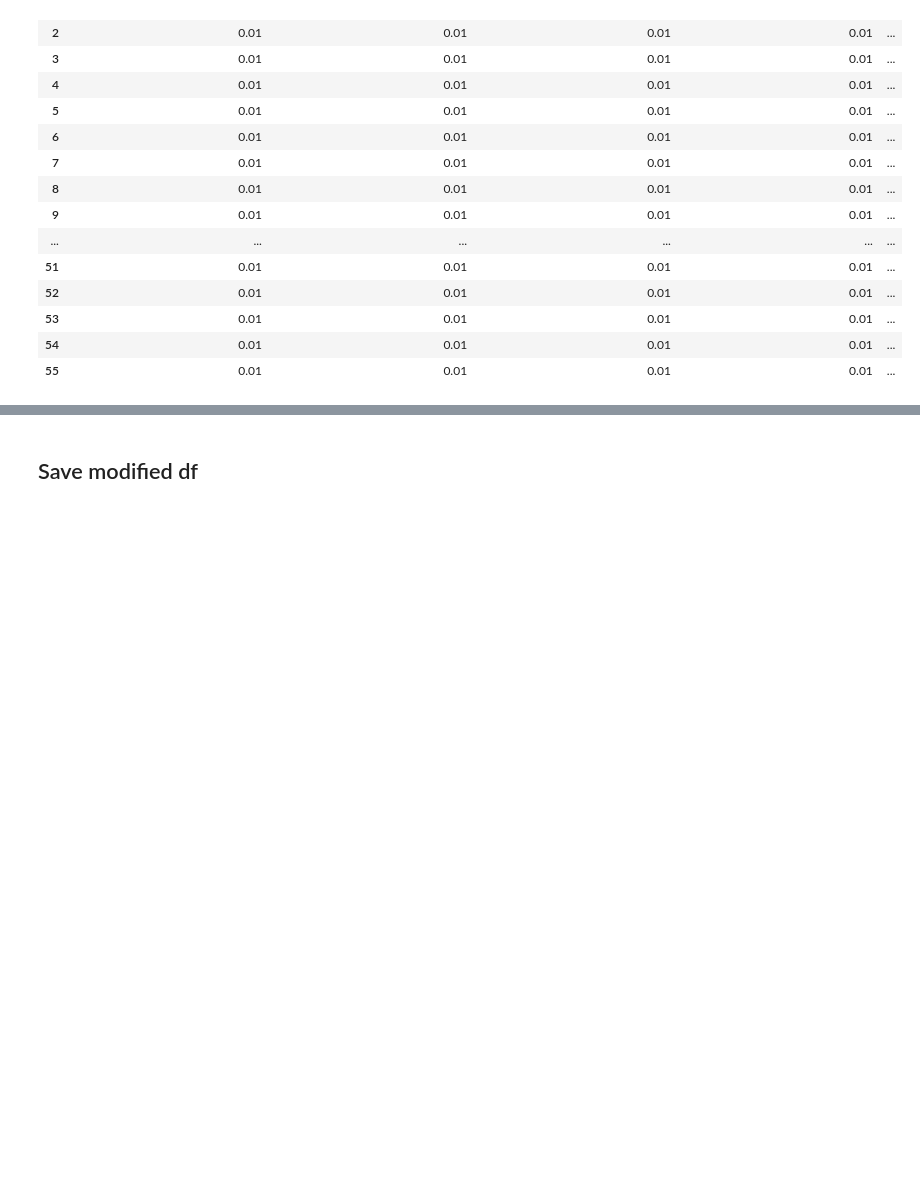
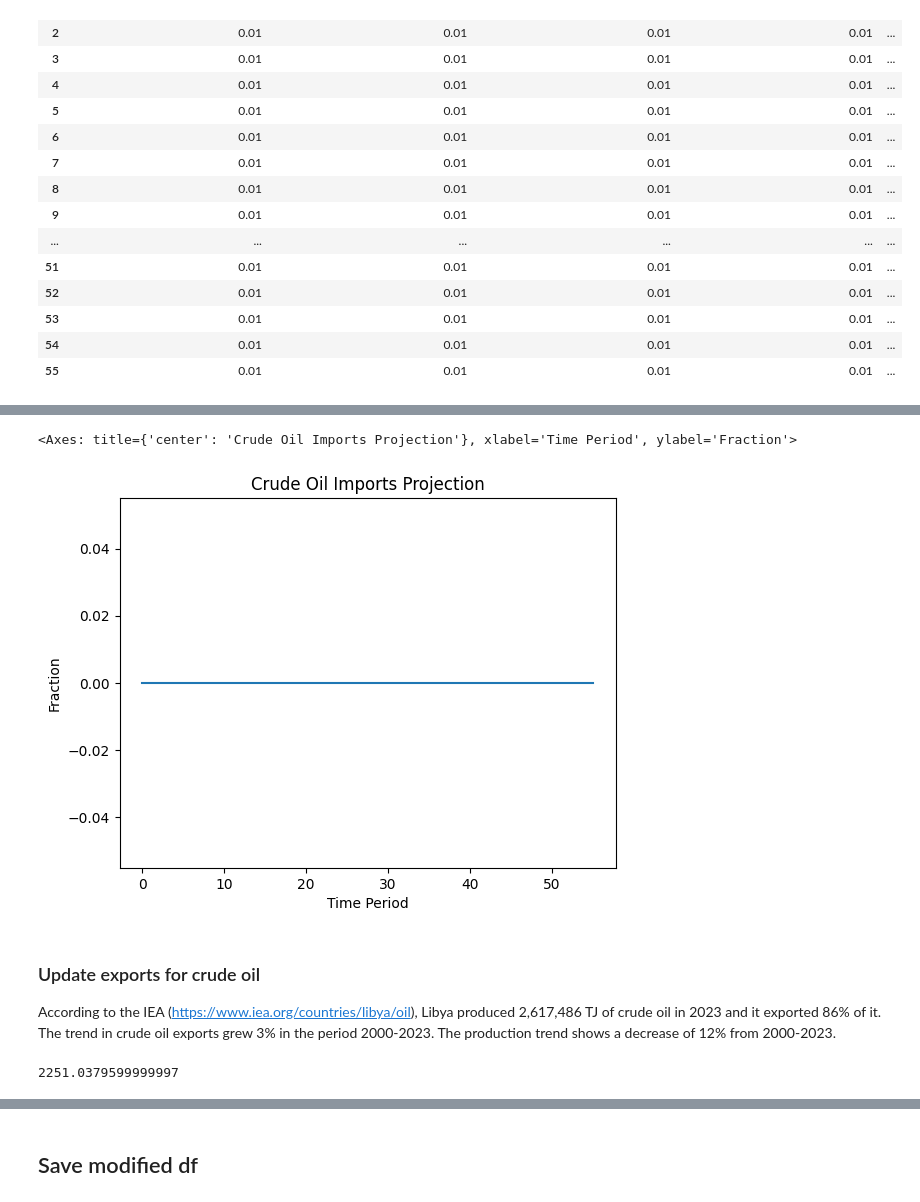
Before and after one commit to sisepuede-framework/ssp_libya, a Jupyter notebook: ssp_modeling/input_data/modify_input_data.ipynb, the cells around one changed output, grey strips where cells are left out. Saved outputs shown, nothing was run; the diff lists cells and outputs as text; code cells hidden in the pictures; blank space fills up the shorter version.

```diff
--- a/ssp_modeling/input_data/modify_input_data.ipynb
+++ b/ssp_modeling/input_data/modify_input_data.ipynb
@@ -319,0 +329,15 @@ df[agrc_elasticity_cols]
+# %%
+imports_var= "frac_enfu_fuel_demand_imported_pj_fuel_crude"
+df[imports_var].plot(kind="line", title="Crude Oil Imports Projection", ylabel="Fraction", xlabel="Time Period")
+# %% [output]
+<Axes: title={'center': 'Crude Oil Imports Projection'}, xlabel='Time Period', ylabel='Fraction'>
+[figure, added]
+# %% [markdown]
+### Update exports for crude oil
+
+According to the IEA (https://www.iea.org/countries/libya/oil), Libya produced 2,617,486 TJ of crude oil in 2023 and it exported 86% of it. The trend in crude oil exports grew 3% in the period 2000-2023. The production trend shows a decrease of 12% from 2000-2023.
+# %%
+pj_export_total = (2617486 / 1000) * 0.86  # TJ to PJ conversion
+pj_export_total
+# %% [output]
+2251.0379599999997
```
Also changed, not shown: parts of 21 cells of this notebook, 6 other files.
